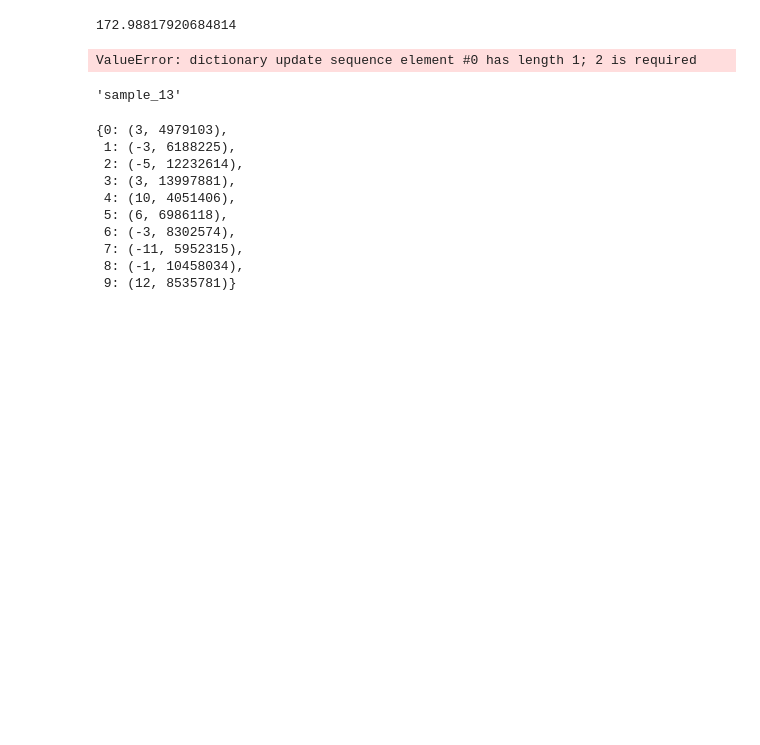
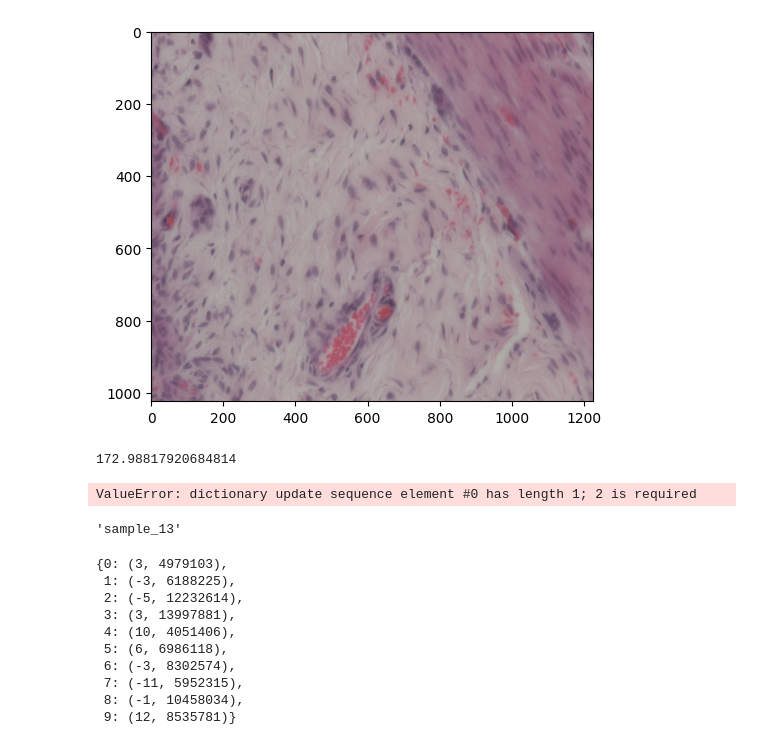
Before and after one commit to max-27/focus_model, a Jupyter notebook: notebooks/random_stuff.ipynb, the cells around one changed output. Cells and saved outputs as stored; diff of their text form; code cells hidden in the pictures; blank space fills up the shorter version.

```diff
--- a/notebooks/random_stuff.ipynb
+++ b/notebooks/random_stuff.ipynb
@@ -11,3 +55,39 @@ from collections import ChainMap
+# %%
+import numpy as np
+from PIL import Image
+
+def bin_image(image, bin_ratio):
+    # Convert the input image to a numpy array
+    img_arr = np.array(image)
+
+    # Scale the color range of the input array to 0-255
+    img_arr_scaled = img_arr.astype(np.float32) / 255.0
+
+    # Calculate the new dimensions of the binned image
+    new_shape = (img_arr.shape[0] // bin_ratio, img_arr.shape[1] // bin_ratio, 3)
+
+    # Reshape the input image to a new shape that makes binning easier
+    img_reshaped = img_arr_scaled[:new_shape[0] * bin_ratio, :new_shape[1] * bin_ratio].reshape(new_shape[0], bin_ratio, new_shape[1], bin_ratio, 3)
+
+    # Compute the mean of each bin using NumPy array slicing
+    bin_means = img_reshaped.mean(axis=(1, 3)).astype(np.float64)
+
+    # Scale the color range of the output array back to 0-255
+    bin_means_scaled = (bin_means * 255.0).astype(np.uint8)
+
+    # Convert the binned numpy array back to an image
+    binned_img = Image.fromarray(bin_means_scaled)
+
+    return binned_img
+# %%
+data_dir = "/n/data2/hms/dbmi/kyu/lab/maf4031/incoherent_RGBchannels/testRawData_incoherent_sameProtocol"
+imgs = glob.glob(os.path.join(data_dir,'*/*.jpg'))
+binned_img = bin_image(io.imread(imgs[0]), 2)
+
+plt.imshow(binned_img)
+plt.show()
+# %% [output]
+[figure, added]
 # %%
 def brenner_gradient(img: np.array) -> int:
         return np.sum((img[2:]-img[:-2])**2)
```
Also changed, not shown: parts of 7 cells of this notebook, 17 other files.
